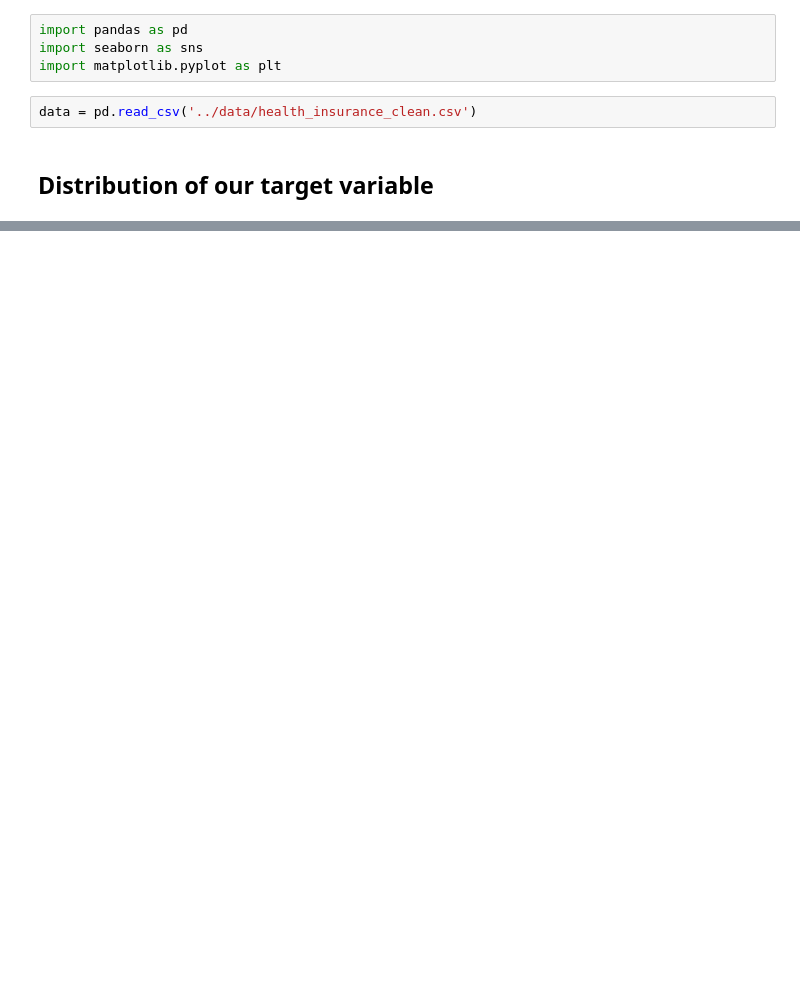
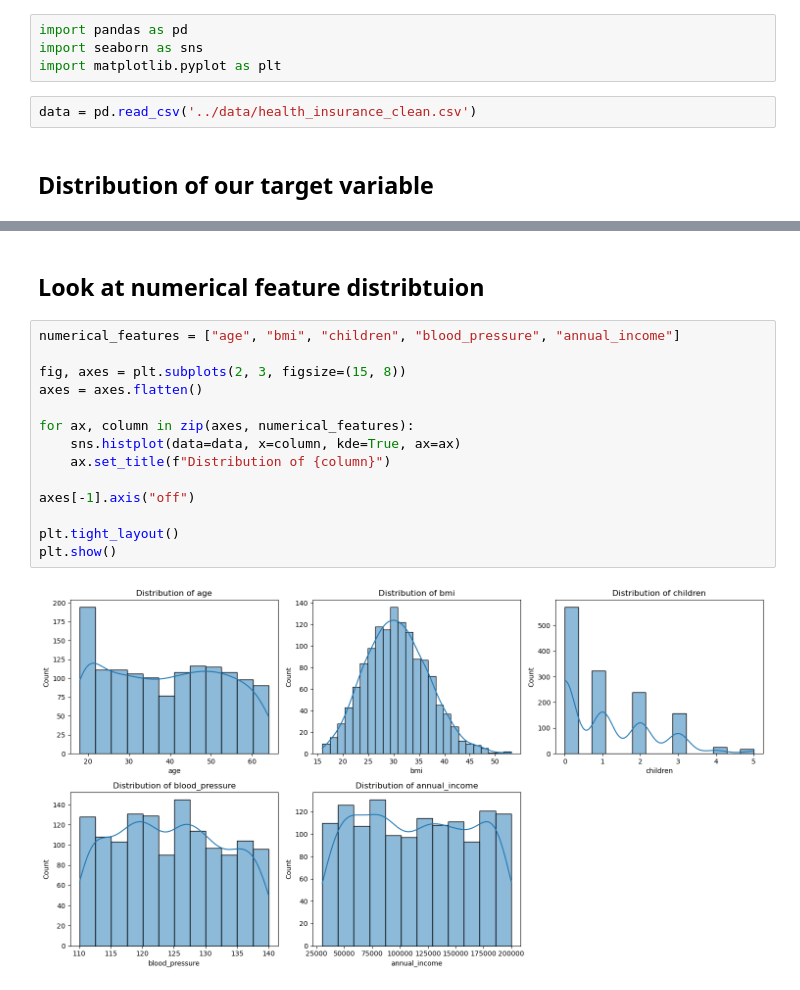
Before and after one commit to olitrick/data_project, a Jupyter notebook: notebooks/02ExploratoryDataAnalysis.ipynb, the cells around one changed output, grey strips where cells are left out. Cells and saved outputs as stored; diff of their text form; blank space fills up the shorter version.

```diff
--- a/notebooks/02ExploratoryDataAnalysis.ipynb
+++ b/notebooks/02ExploratoryDataAnalysis.ipynb
@@ -119,0 +54,18 @@ plt.show()
+# %% [markdown]
+## **Look at numerical feature distribtuion**
+# %%
+numerical_features = ["age", "bmi", "children", "blood_pressure", "annual_income"]
+
+fig, axes = plt.subplots(2, 3, figsize=(15, 8))
+axes = axes.flatten()
+
+for ax, column in zip(axes, numerical_features):
+    sns.histplot(data=data, x=column, kde=True, ax=ax)
+    ax.set_title(f"Distribution of {column}")
+
+axes[-1].axis("off")
+
+plt.tight_layout()
+plt.show()
+# %% [output]
+[figure, added]
```
Also changed, not shown: parts of 24 cells of this notebook.
